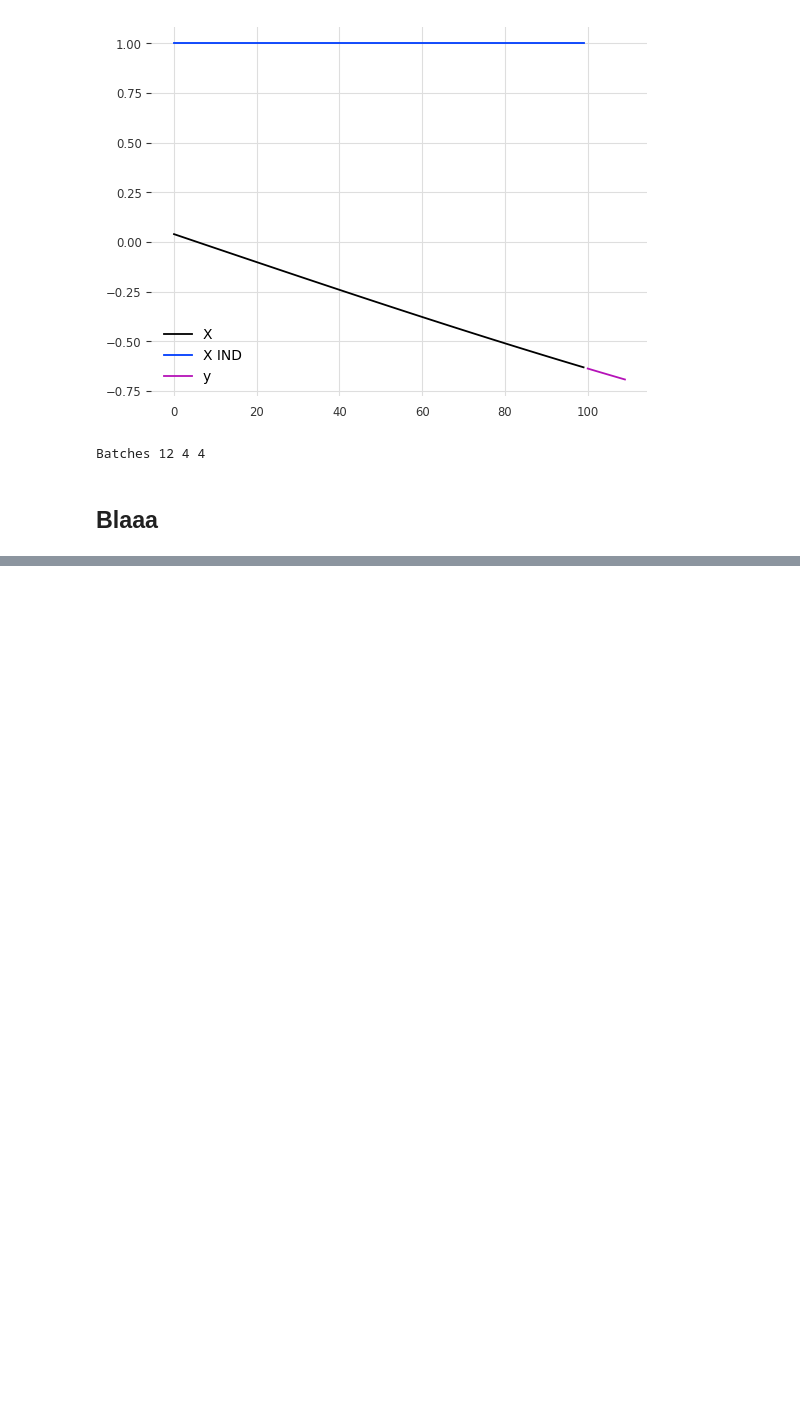
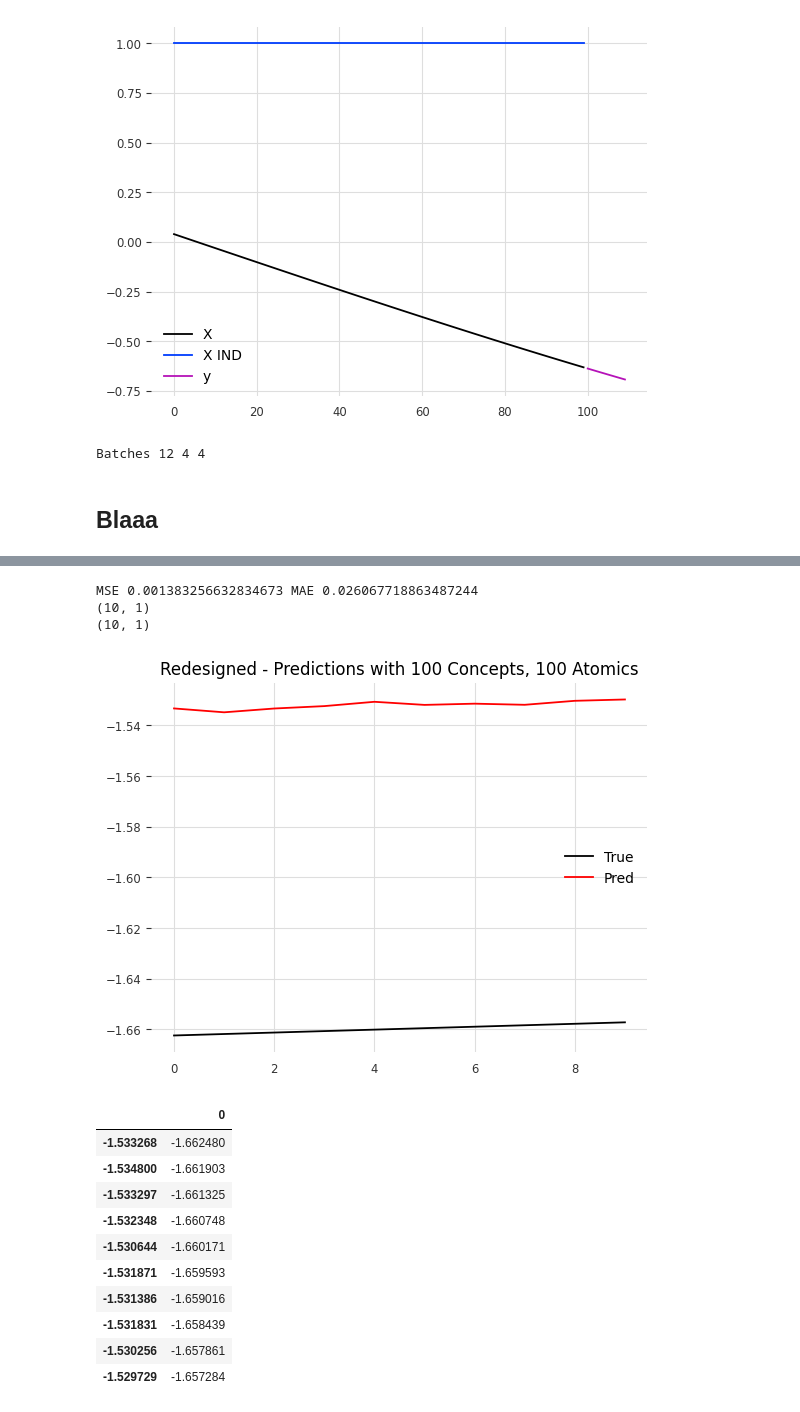
Before and after one commit to KevinArmbruster/optimal-summaries-public, a Jupyter notebook: vasopressor/explore_debugging.ipynb, the cells around one changed output, grey strips where cells are left out. Saved outputs shown, nothing was run; the diff lists cells and outputs as text; code cells hidden in the pictures; blank space fills up the shorter version.

```diff
--- a/vasopressor/explore_debugging.ipynb
+++ b/vasopressor/explore_debugging.ipynb
@@ -305,3 +308,67 @@ model_path_re = experiment_folder + "forecasting_c{}.pt"
 
 if not os.path.exists(experiment_folder):
     os.makedirs(experiment_folder)
+# %%
+# Plot Prediction vs actual
+train_loader, val_loader, test_loader, scaler = preprocess_data(line_series, seq_len, pred_len=pred_len)
+
+mae_metric = MeanAbsoluteError().to(device)
+mse_metric = MeanSquaredError().to(device)
+
+n_concepts = 100
+n_atomics = 100
+
+model = initializeModel_with_atomics(n_atomics, n_concepts, input_dim, changing_dim, seq_len, output_dim=pred_len, use_summaries_for_atomics=True)
+# model = initializeModel(n_concepts, input_dim, changing_dim, seq_len, output_dim=pred_len)
+
+scheduler = torch.optim.lr_scheduler.ReduceLROnPlateau(optimizer=model.optimizer, patience=50)
+
+print("cutoff_times before", model.cutoff_percentage)
+print("lower_thresholds before", model.lower_thresholds)
+print("upper_thresholds before", model.upper_thresholds)
+
+# model.fit(train_loader, val_loader, None, save_model_path=model_path_re.format(n_concepts, n_atomics), max_epochs=10000, scheduler=scheduler)
+model.fit(train_loader, val_loader, None, save_model_path=model_path_re.format("line"), max_epochs=10000, scheduler=scheduler, patience=100)
+
+print("cutoff_times after", model.cutoff_percentage)
+print("lower_thresholds after", model.lower_thresholds)
+print("upper_thresholds after", model.upper_thresholds)
+
+model.eval()
+with torch.no_grad():
+    for batch_idx, (Xb, yb) in enumerate(train_loader):
+        Xb, yb = Xb.to(device), yb.to(device)
+        preds = model(Xb)
+
+        mae = mae_metric(preds, yb).item()
+        mse = mse_metric(preds, yb).item()
+    mae = mae_metric.compute().item()
+    mse = mse_metric.compute().item()
+    mae_metric.reset()
+    mse_metric.reset()
+
+    print("MSE", mse, "MAE", mae)
+
+
+    for batch_idx, (Xb, yb) in enumerate(train_loader):
+        Xb, yb = Xb.to(device), yb.to(device)
+        preds = model(Xb)
+        break
+
+
+i = 20
+yb = yb.cpu().numpy()[i].reshape(-1, 1)
+preds = preds.cpu().numpy()[i].reshape(-1, 1)
+Xb = Xb.cpu().numpy()[i, :, 0].reshape(-1, 1)
+
+plot_prediction_vs_true(Xb, yb, preds, title=f"Redesigned - Predictions with {n_concepts} Concepts, {n_atomics} Atomics")
+display(pd.DataFrame(yb.flatten(), preds.flatten()))
+
+
+Xbs = scaler.inverse_transform(Xb)
+ybs = scaler.inverse_transform(yb)
+predss = scaler.inverse_transform(preds)
+
+plot_prediction_vs_true(Xbs, ybs, predss, title=f"Redesigned - Predictions with {n_concepts} Concepts, {n_atomics} Atomics")
+display(pd.DataFrame(ybs.flatten(), predss.flatten()))
+# %% [output]
@@ -307,0 +392,15 @@ if not os.path.exists(experiment_folder):
+MSE 0.001383256632834673 MAE 0.026067718863487244
+(10, 1)
+(10, 1)
+[figure, added]
+|  | 0 |
+| -1.533268 | -1.662480 |
+| -1.534800 | -1.661903 |
+| -1.533297 | -1.661325 |
+| -1.532348 | -1.660748 |
+| -1.530644 | -1.660171 |
+| -1.531871 | -1.659593 |
+| -1.531386 | -1.659016 |
+| -1.531831 | -1.658439 |
+| -1.530256 | -1.657861 |
+| -1.529729 | -1.657284 |
```
Also changed, not shown: parts of 9 cells of this notebook, 14 other files.
